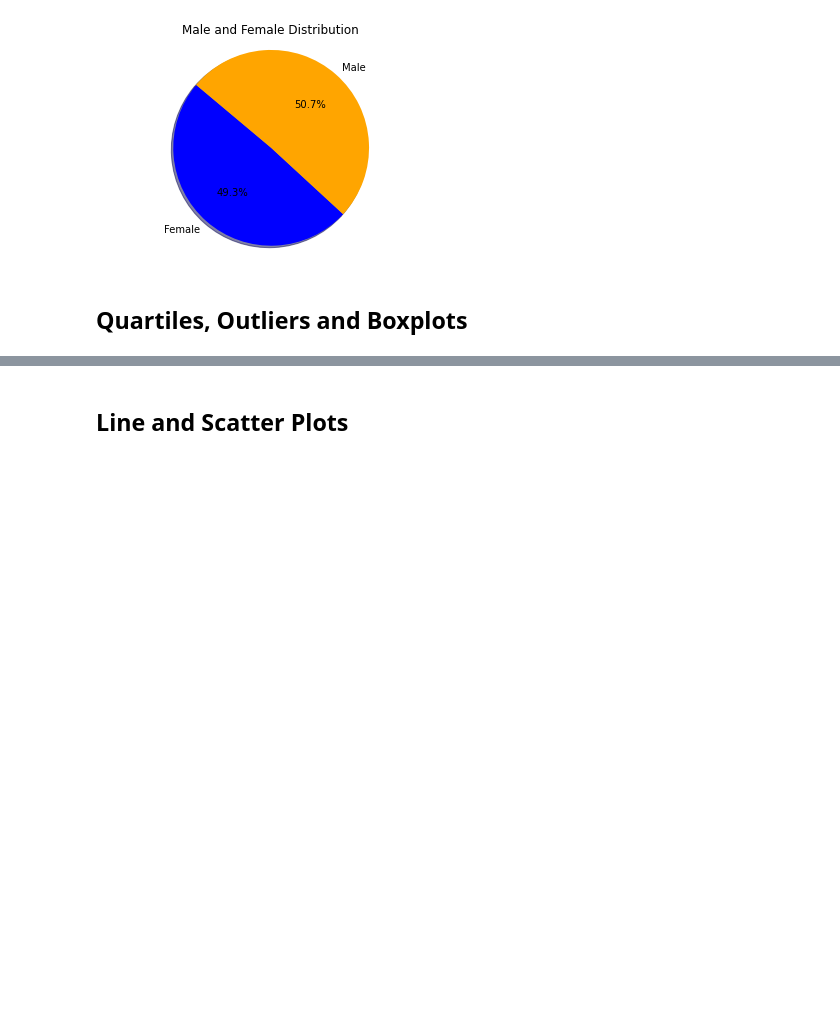
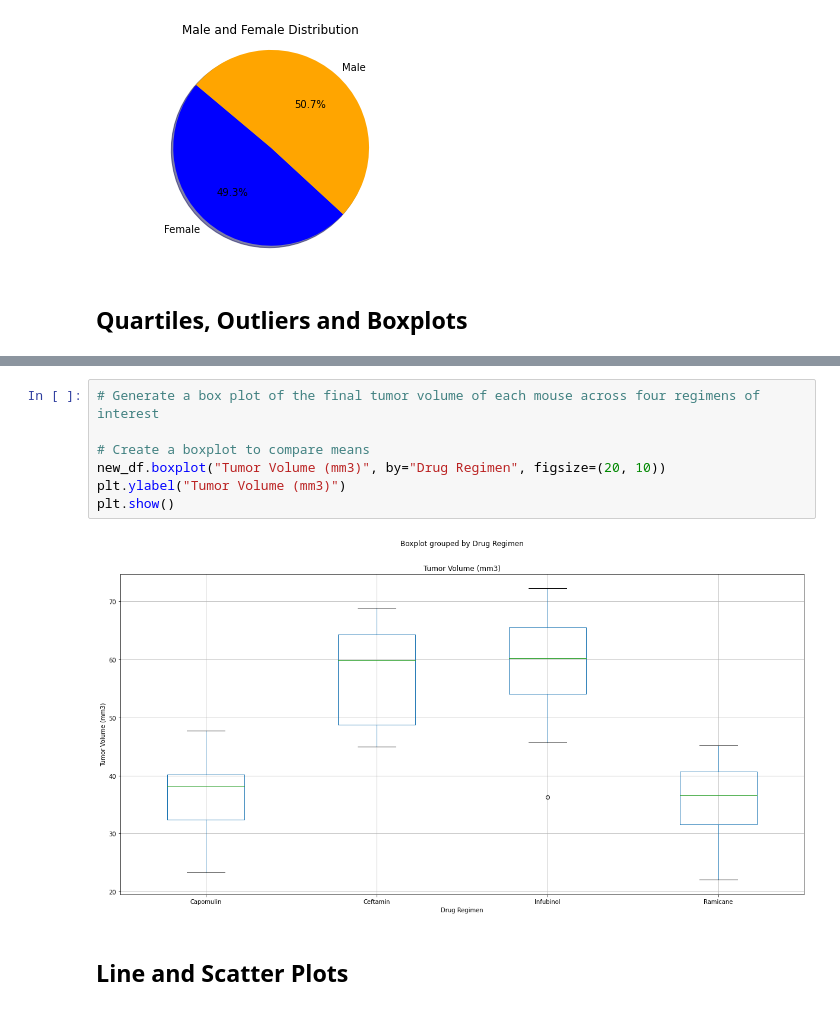
Before and after one commit to jeodaysju/plot-challenge, a Jupyter notebook: pymaceuticals_starter.ipynb, the cells around one changed output, grey strips where cells are left out. Cells and saved outputs as stored; diff of their text form; blank space fills up the shorter version.

```diff
--- a/pymaceuticals_starter.ipynb
+++ b/pymaceuticals_starter.ipynb
@@ -401,3 +386,12 @@ ValueError: Number of columns must be > 0, not 0
+# %%
+# Generate a box plot of the final tumor volume of each mouse across four regimens of interest
+
+# Create a boxplot to compare means
+new_df.boxplot("Tumor Volume (mm3)", by="Drug Regimen", figsize=(20, 10))
+plt.ylabel("Tumor Volume (mm3)")
+plt.show()
+# %% [output]
+[figure, added]
 # %% [markdown]
 ## Line and Scatter Plots
 # %%
```
Also changed, not shown: parts of 11 cells of this notebook.
